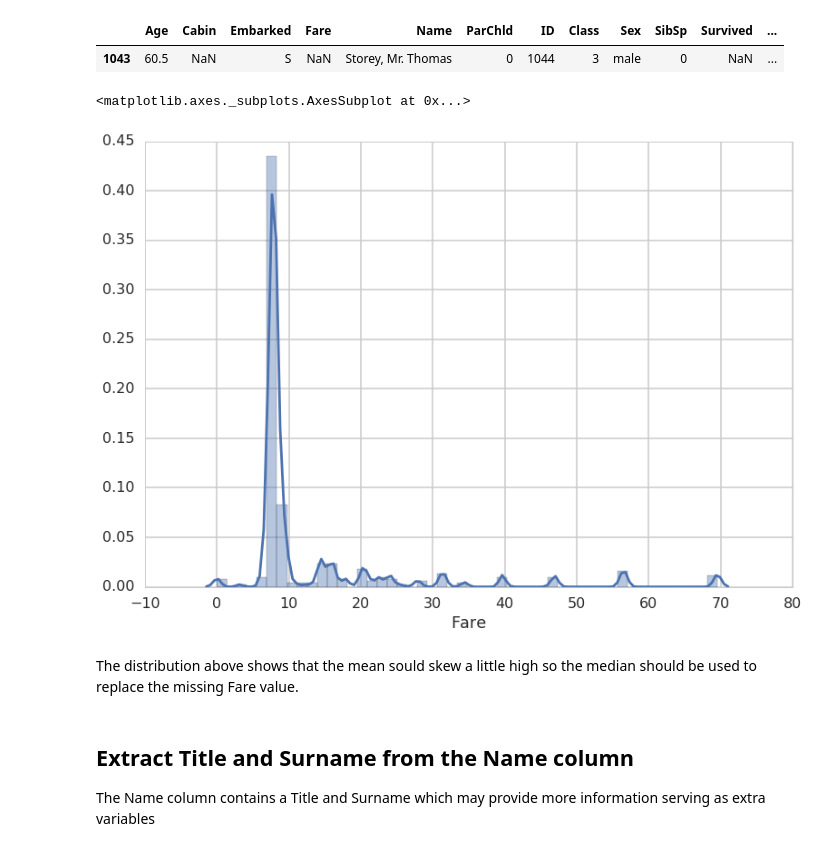
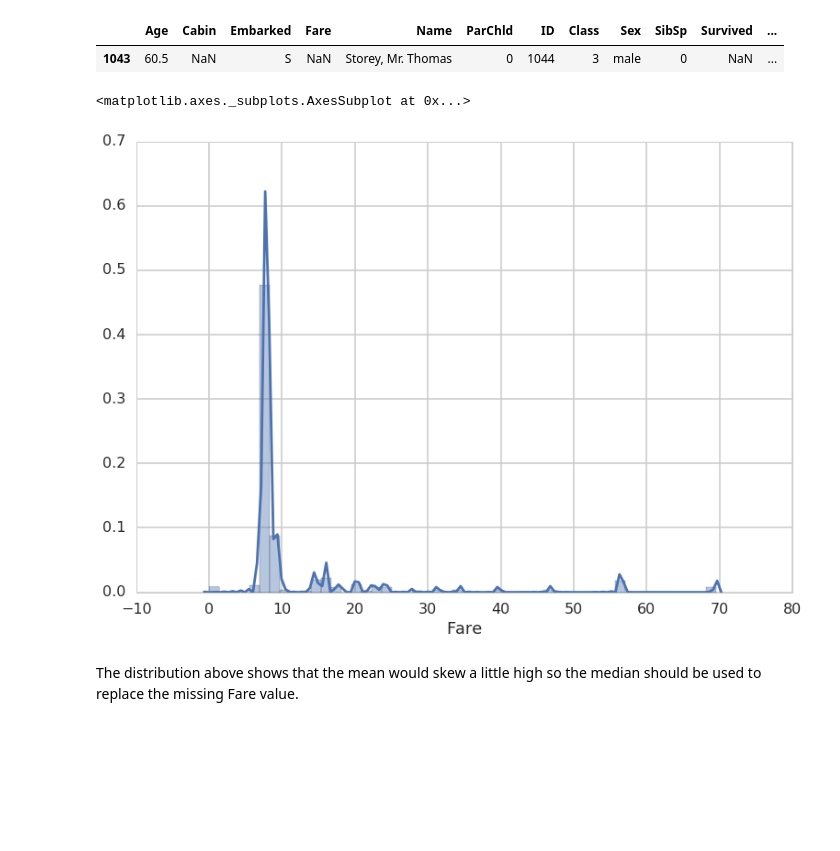
Before and after one commit to brandoncgay/Kaggle_Titanic, a Jupyter notebook: TitanicSurvival.ipynb, the cells around one changed output. Cells and saved outputs as stored; diff of their text form; code cells hidden in the pictures; blank space fills up the shorter version.

```diff
--- a/TitanicSurvival.ipynb
+++ b/TitanicSurvival.ipynb
@@ -165,13 +198,13 @@ combined[combined.Fare.isnull()]
 | 1043 | 60.5 | NaN | S | NaN | Storey, Mr. Thomas | 0 | 1044 | 3 | male | 0 | NaN | ... |
 # %%
 c = combined
-c = c[(c.Sex == 'male') & (c.Embarked == 'S') & (c.Class == 3)]
+c = c[(c.Title == 'Mr') & (c.Embarked == 'S') & (c.Class == 3)]
 sns.distplot(c.Fare[c.Fare.notnull()])
 # %% [output]
 <matplotlib.axes._subplots.AxesSubplot at 0x...>
-[figure, old version]
+[figure, new version]
 # %% [markdown]
-The distribution above shows that the mean sould skew a little high so the median should be used to replace the missing Fare value.
+The distribution above shows that the mean would skew a little high so the median should be used to replace the missing Fare value.
 # %%
 # Replace the missing Fare value with the median based on Sex, Embarked, and Class from the
 # table above.
@@ -179,3 +211,0 @@ combined.loc[combined.Fare.isnull(), 'Fare'] = 8.05
-# %% [markdown]
-## Extract Title and Surname from the Name column
-The Name column contains a Title and Surname which may provide more information serving as extra variables
```
Also changed, not shown: parts of 26 cells of this notebook, 1 other file.
